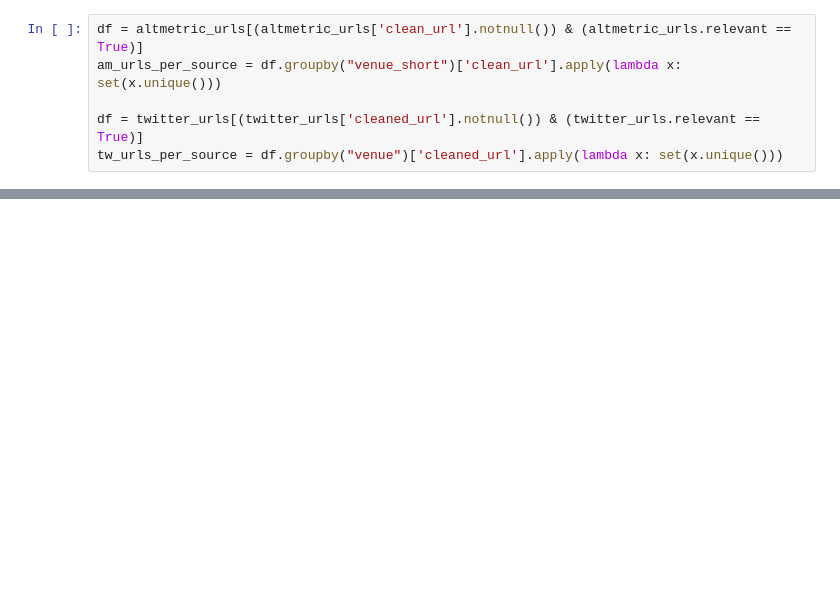
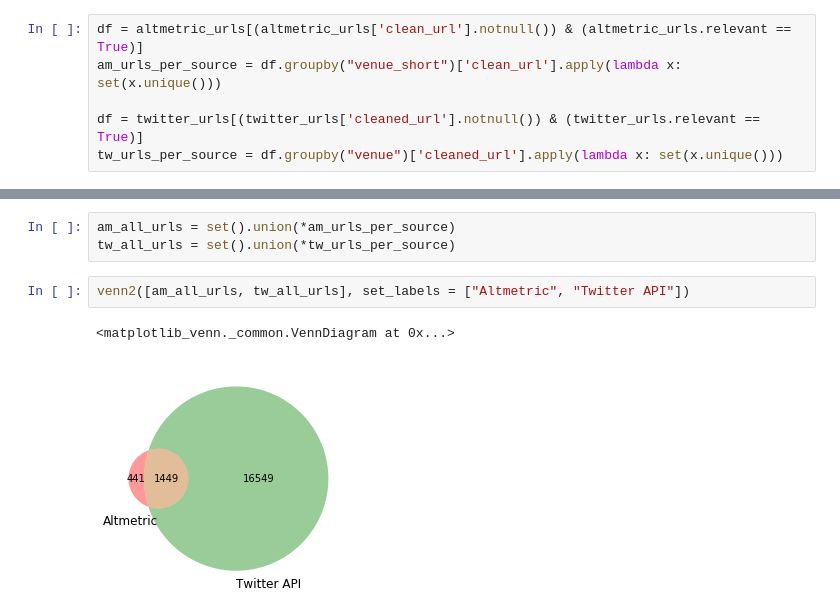
Before and after one commit to ScholCommLab/second-order, a Jupyter notebook: pipelines/3_altmetric/altmetric_analysis.ipynb, the cells around one changed output, grey strips where cells are left out. Drawn from its saved outputs; the diff is of its cells as text; blank space fills up the shorter version.

```diff
--- a/pipelines/3_altmetric/altmetric_analysis.ipynb
+++ b/pipelines/3_altmetric/altmetric_analysis.ipynb
@@ -69,3 +88,11 @@ df.sort_values(by="both")
 | washingtonpost | 4617 | 593 | 315 |
 | nytimes | 4528 | 342 | 318 |
 | theguardian | 2113 | 591 | 542 |
+# %%
+am_all_urls = set().union(*am_urls_per_source)
+tw_all_urls = set().union(*tw_urls_per_source)
+# %%
+venn2([am_all_urls, tw_all_urls], set_labels = ["Altmetric", "Twitter API"])
+# %% [output]
+<matplotlib_venn._common.VennDiagram at 0x...>
+[figure, added]
```
Also changed, not shown: parts of 6 cells of this notebook, 1 other file.
